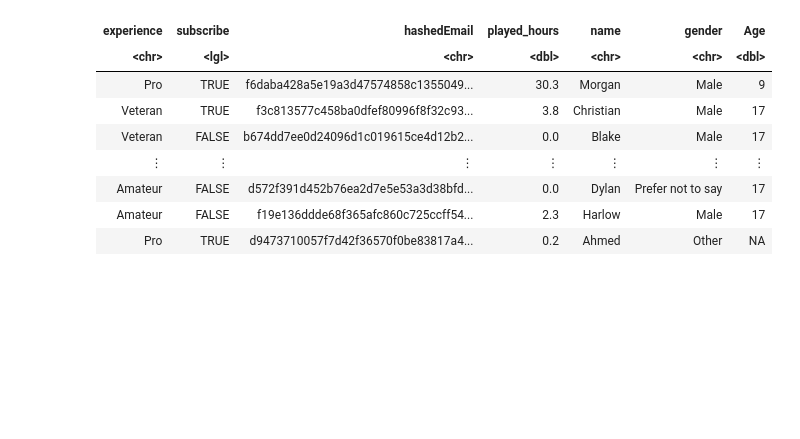
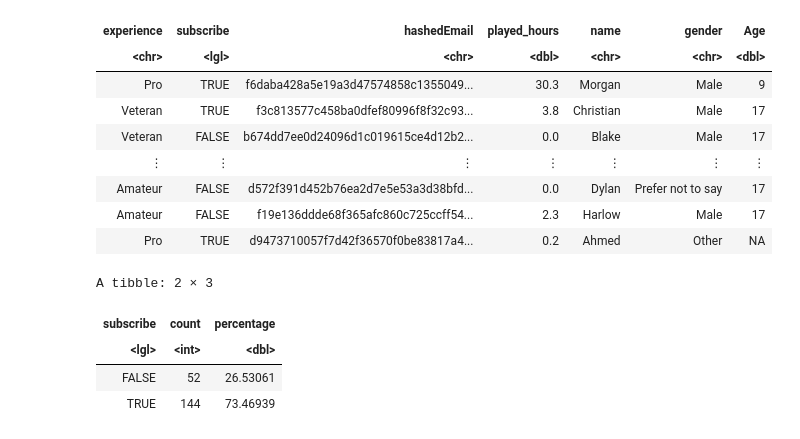
Before and after one commit to ivanzhangg/dsci-100-project, a Jupyter notebook: individual_report.ipynb, the cells around one changed output. Saved outputs shown, nothing was run; the diff lists cells and outputs as text; code cells hidden in the pictures; blank space fills up the shorter version.

```diff
--- a/individual_report.ipynb
+++ b/individual_report.ipynb
@@ -67,6 +67,20 @@ A spec_tbl_df: 196 × 7
 | Amateur | FALSE | d572f391d452b76ea2d7e5e53a3d38bfd... | 0.0 | Dylan | Prefer not to say | 17 |
 | Amateur | FALSE | f19e136ddde68f365afc860c725ccff54... | 2.3 | Harlow | Male | 17 |
 | Pro | TRUE | d9473710057f7d42f36570f0be83817a4... | 0.2 | Ahmed | Other | NA |
+# %%
+#exploring the data
+num_obs <- nrow(players)
+
+players |>
+    group_by(subscribe) |>
+    summarize(count = n(),
+              percentage = (n()/num_obs)*100)
+# %% [output]
+A tibble: 2 × 3
+| subscribe | count | percentage |
+| <lgl> | <int> | <dbl> |
+| FALSE | 52 | 26.53061 |
+| TRUE | 144 | 73.46939 |
 # %%
 # cleaning data
 players_clean <- players |>
```
Also changed, not shown: parts of 5 cells of this notebook.
